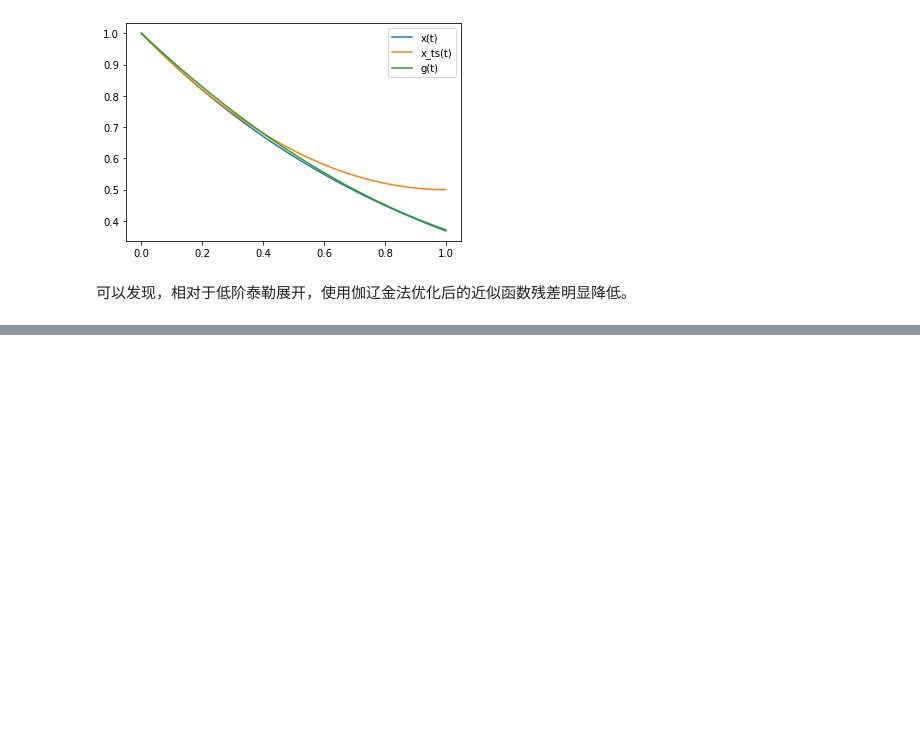
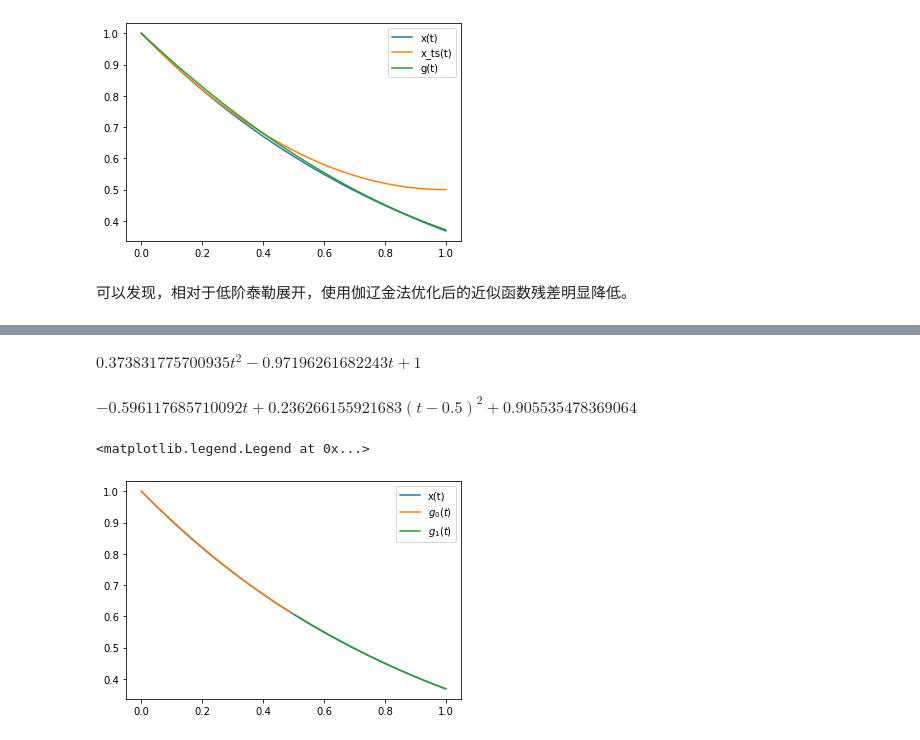
Before and after one commit to sim42/SCML, a Jupyter notebook: Chapter07/3. 偏微分方程.ipynb, the cells around one changed output, grey strips where cells are left out. Saved outputs shown, nothing was run; the diff lists cells and outputs as text; code cells hidden in the pictures; blank space fills up the shorter version.

```diff
--- a/Chapter07/3. 偏微分方程.ipynb
+++ b/Chapter07/3. 偏微分方程.ipynb
@@ -378,0 +385,9 @@ plt.legend()
+# %%
+grid_size = 0.5
+t = sympy.symbols("t")
+c00, c01, c02 = sympy.symbols("c00, c01, c02")
+c10, c11, c12 = sympy.symbols("c10, c11, c12")
+g0 = c00 + c01*t + c02*t**2
+g1 = c10 + c11*(t-grid_size) + c12*(t-grid_size)**2
+display(g0)
+display(g1)
@@ -378,0 +403,6 @@ plt.legend()
+# %%
+g0 = g0.subs(c00, 1)
+R0 = g0.diff(t) + g0
+R1 = g1.diff(t) + g1
+display(R0)
+display(R1)
@@ -378,0 +420,25 @@ plt.legend()
+# %%
+Eq0 = g0.subs(t, grid_size) - g1.subs(t, grid_size)
+Eq1 = sympy.integrate(t*R0, (t, 0, grid_size))
+Eq2 = sympy.integrate(t**2*R0, (t, 0, grid_size))
+Eq3 = sympy.integrate(t*R1, (t, grid_size, 1))
+Eq4 = sympy.integrate(t**2*R1, (t, grid_size, 1))
+# %%
+sol = sympy.solve((Eq0, Eq1, Eq2, Eq3, Eq4), (c01, c02, c10, c11, c12))
+g0 = g0.subs(sol)
+g1 = g1.subs(sol)
+display(g0)
+display(g1)
+# %% [output]
+$\displaystyle 0.373831775700935 t^{2} - 0.97196261682243 t + 1$
+$\displaystyle - 0.596117685710092 t + 0.236266155921683 \left(t - 0.5\right)^{2} + 0.905535478369064$
+# %%
+tt = np.linspace(0, 1, 100)
+
+plt.plot(tt, sympy.lambdify(t, x)(tt), label='x(t)')
+plt.plot(tt[:50], sympy.lambdify(t, g0)(tt[:50]), label=r"$g_0(t)$")
+plt.plot(tt[50:], sympy.lambdify(t, g1)(tt[50:]), label=r"$g_1(t)$")
+plt.legend()
+# %% [output]
+<matplotlib.legend.Legend at 0x...>
+[figure, added]
```
Also changed, not shown: parts of 13 cells of this notebook.
